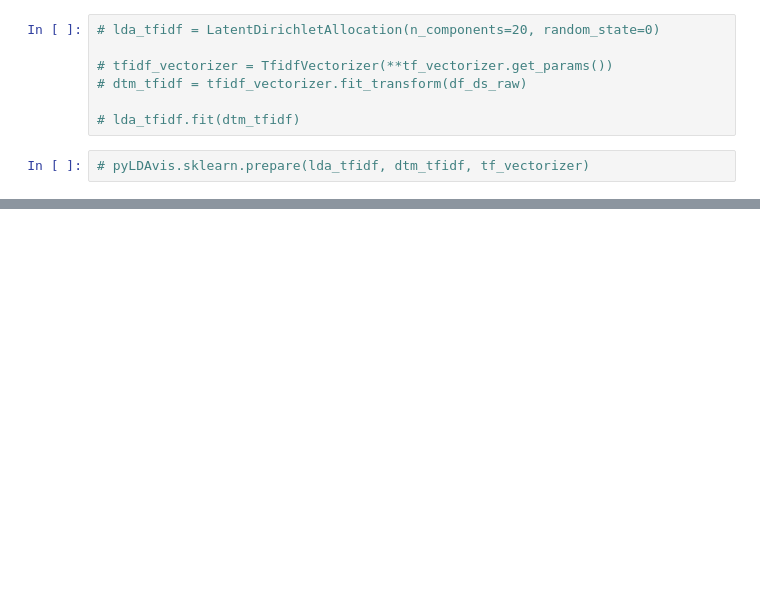
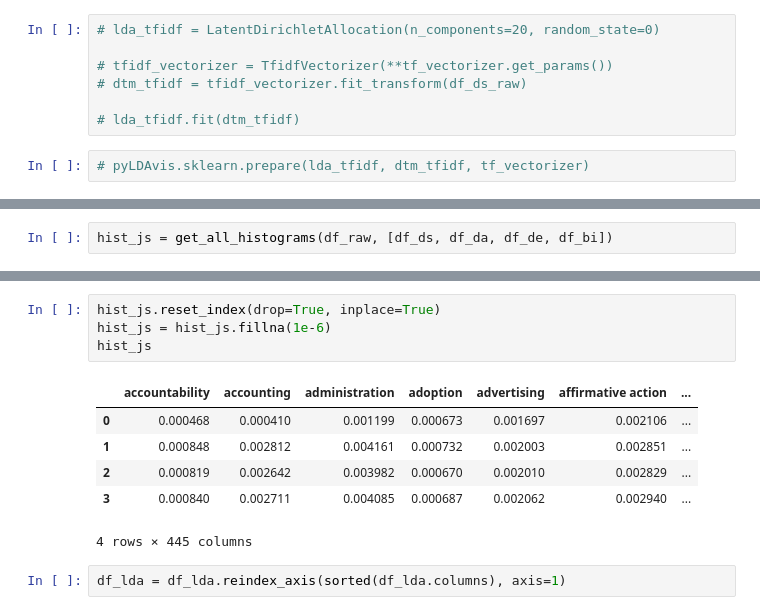
Before and after one commit to david043/Data-Science-Skills-Recommendation, a Jupyter notebook: MVP_Job_Skills.ipynb, the cells around one changed output, grey strips where cells are left out. Saved outputs shown, nothing was run; the diff lists cells and outputs as text; blank space fills up the shorter version.

```diff
--- a/MVP_Job_Skills.ipynb
+++ b/MVP_Job_Skills.ipynb
@@ -397,0 +492,2 @@ term
+# %%
+hist_js = get_all_histograms(df_raw, [df_ds, df_da, df_de, df_bi])
@@ -397,0 +512,13 @@ term
+# %%
+hist_js.reset_index(drop=True, inplace=True)
+hist_js = hist_js.fillna(1e-6)
+hist_js
+# %% [output]
+|  | accountability | accounting | administration | adoption | advertising | affirmative action | ... |
+| 0 | 0.000468 | 0.000410 | 0.001199 | 0.000673 | 0.001697 | 0.002106 | ... |
+| 1 | 0.000848 | 0.002812 | 0.004161 | 0.000732 | 0.002003 | 0.002851 | ... |
+| 2 | 0.000819 | 0.002642 | 0.003982 | 0.000670 | 0.002010 | 0.002829 | ... |
+| 3 | 0.000840 | 0.002711 | 0.004085 | 0.000687 | 0.002062 | 0.002940 | ... |
+4 rows × 445 columns
+# %%
+df_lda = df_lda.reindex_axis(sorted(df_lda.columns), axis=1)
```
Also changed, not shown: parts of 19 cells of this notebook.
